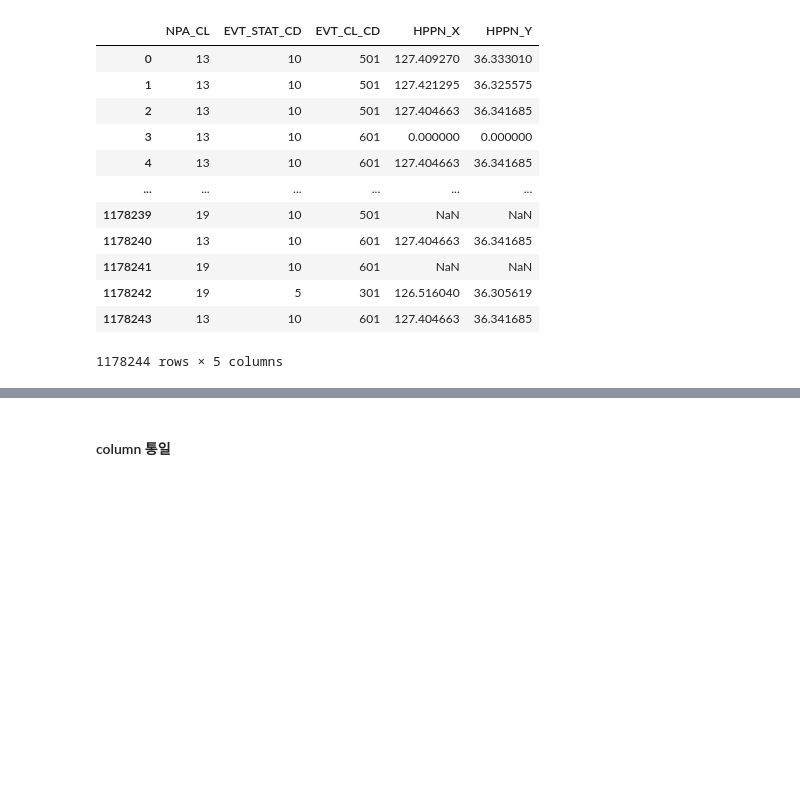
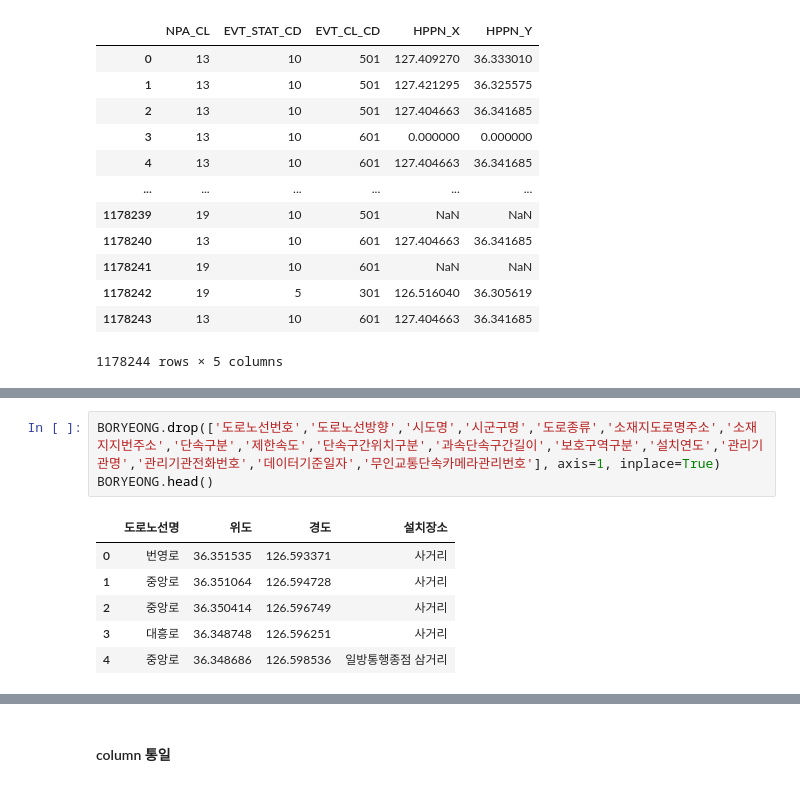
Before and after one commit to foxyhyun/police_data, a Jupyter notebook: main(1)(1).ipynb, the cells around one changed output, grey strips where cells are left out. Drawn from its saved outputs; the diff is of its cells as text; blank space fills up the shorter version.

```diff
--- a/main(1)(1).ipynb
+++ b/main(1)(1).ipynb
@@ -126,0 +206,10 @@ NPA_2020
+# %%
+BORYEONG.drop(['도로노선번호','도로노선방향','시도명','시군구명','도로종류','소재지도로명주소','소재지지번주소','단속구분','제한속도','단속구간위치구분','과속단속구간길이','보호구역구분','설치연도','관리기관명','관리기관전화번호','데이터기준일자','무인교통단속카메라관리번호'], axis=1, inplace=True)
+BORYEONG.head()
+# %% [output]
+|  | 도로노선명 | 위도 | 경도 | 설치장소 |
+| 0 | 번영로 | 36.351535 | 126.593371 | 사거리 |
+| 1 | 중앙로 | 36.351064 | 126.594728 | 사거리 |
+| 2 | 중앙로 | 36.350414 | 126.596749 | 사거리 |
+| 3 | 대흥로 | 36.348748 | 126.596251 | 사거리 |
+| 4 | 중앙로 | 36.348686 | 126.598536 | 일방통행종점 삼거리 |
```
Also changed, not shown: parts of 17 cells of this notebook.
